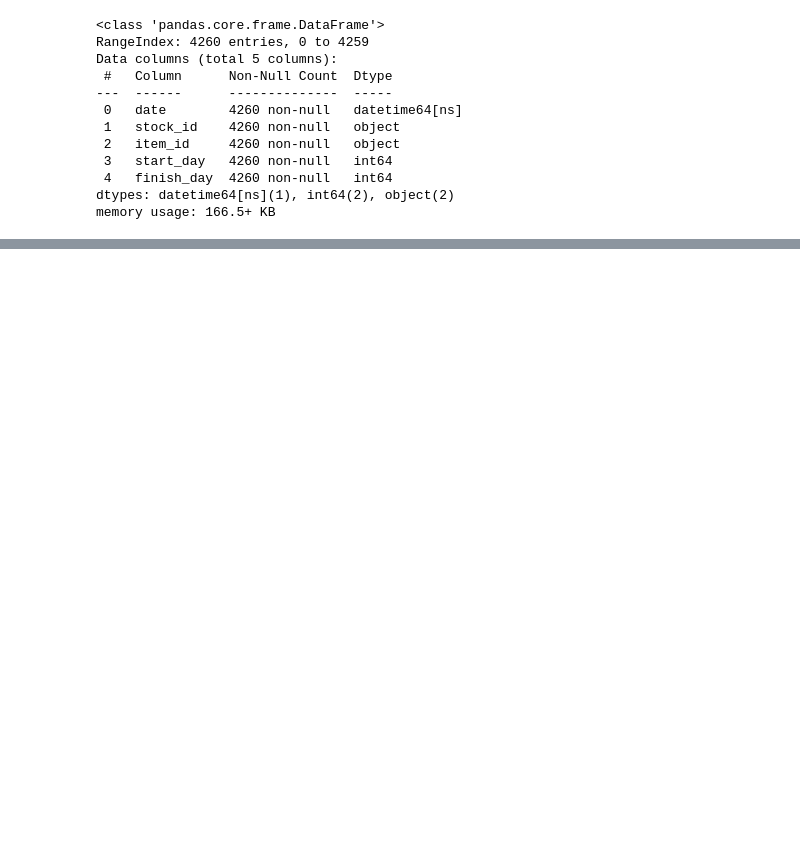
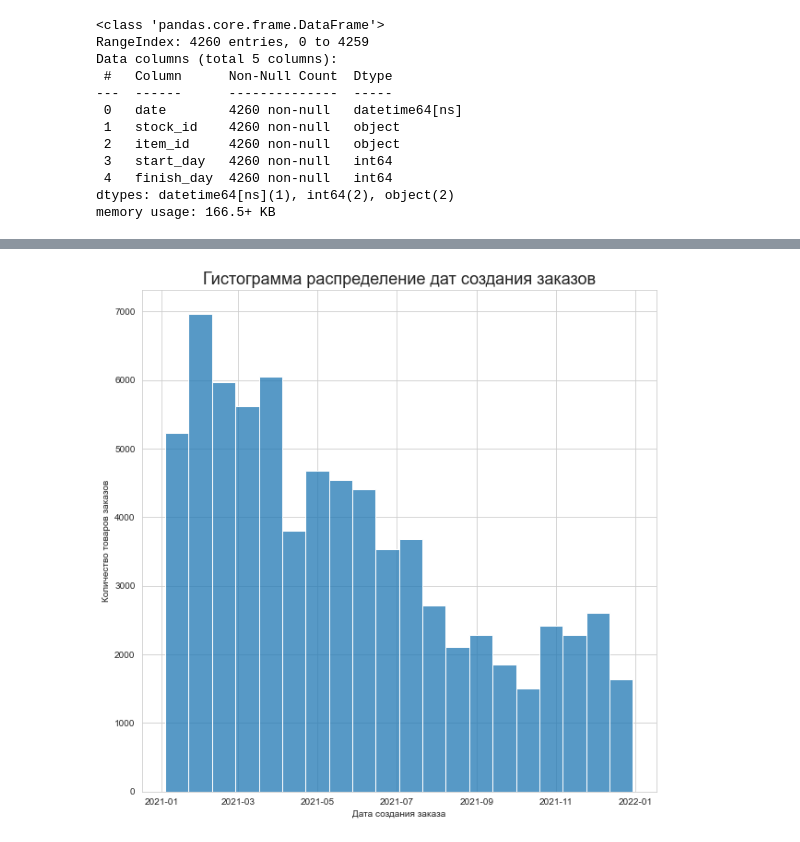
Before and after one commit to rttrif/TrifonovRS.Data_Analysiss_Portfolio.github.io, a Jupyter notebook: Machine Learning/Project 3 - Imprice/Solution_TrifonovRS.ipynb, the cells around one changed output, grey strips where cells are left out. Drawn from its saved outputs; the diff is of its cells as text; code cells hidden in the pictures; blank space fills up the shorter version.

```diff
--- a/Machine Learning/Project 3 - Imprice/Solution_TrifonovRS.ipynb
+++ b/Machine Learning/Project 3 - Imprice/Solution_TrifonovRS.ipynb
@@ -746,0 +920,9 @@ memory usage: 166.5+ KB
+# %%
+plt.subplots(figsize=(10, 10))
+sns.histplot(data = dataset['date'], bins = 20, stat = 'count', kde = False)
+plt.title("Гистограмма распределение дат создания заказов", fontsize=18)
+plt.ylabel('Количество товаров заказов')
+plt.xlabel('Дата создания заказа')
+plt.show()
+# %% [output]
+[figure, added]
```
Also changed, not shown: parts of 156 cells of this notebook, 1 other file.
